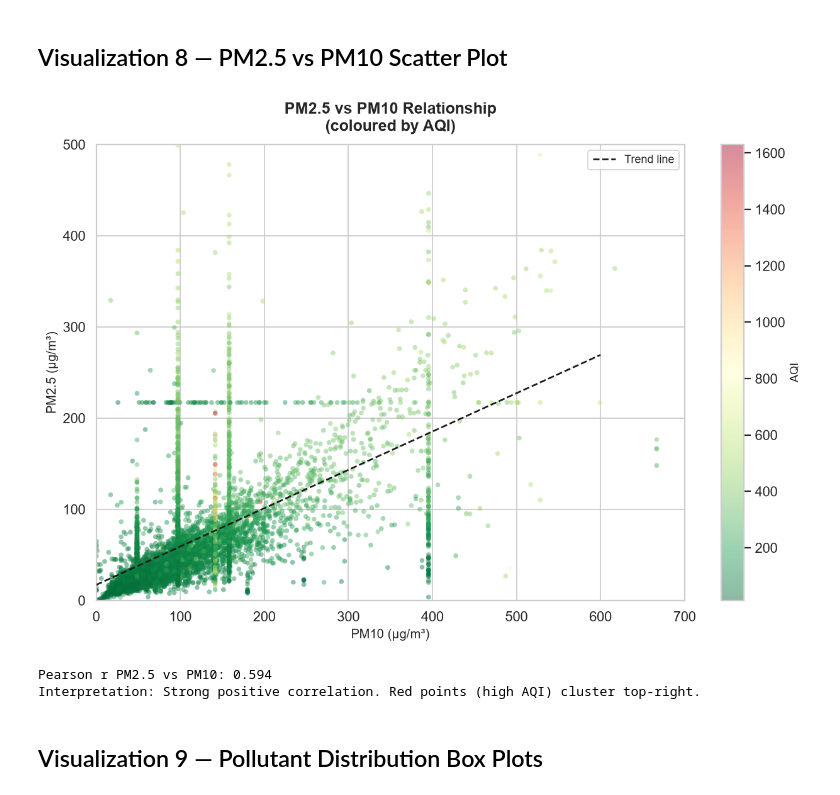
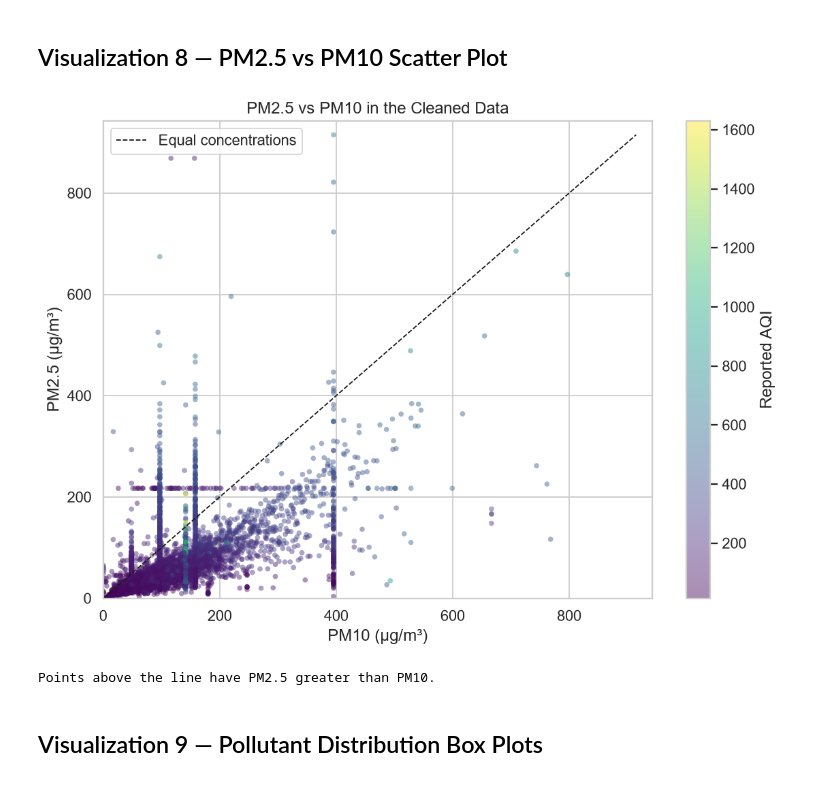
Before and after one commit to omkarrkr/DEV-AAT-SDG11-Air-Quality-Analysis, a Jupyter notebook: notebooks/SDG11_Air_Quality_Analysis.ipynb, the cells around one changed output. Drawn from its saved outputs; the diff is of its cells as text; code cells hidden in the pictures.

Commit message:
Finalize SDG 11 air quality analysis and reports

```diff
--- a/notebooks/SDG11_Air_Quality_Analysis.ipynb
+++ b/notebooks/SDG11_Air_Quality_Analysis.ipynb
@@ -334,10 +214,0 @@ We do **not** impute AQI because it is a composite index computed from multiple
-# %%
-before_drop = len(df)
-
-df_cleaned = df.dropna(subset=['AQI', 'AQI_Bucket']).reset_index(drop=True)
-
-removed = before_drop - len(df_cleaned)
-
-print(f'Rows before AQI filter  : {before_drop:,}')
-print(f'Rows removed (no AQI)   : {removed:,}  ({removed/before_drop*100:.1f}%)')
-print(f'Rows retained           : {len(df_cleaned):,}')
@@ -1039,36 +735,22 @@ Interpretation: PM2.5 and CO are the strongest drivers of AQI.
 # %%
 sample = df_cleaned.sample(n=min(6000, len(df_cleaned)), random_state=42)
 
 fig, ax = plt.subplots(figsize=(10, 7))
-sc = ax.scatter(sample['PM10'], sample['PM2.5'],
-                c=sample['AQI'], cmap='RdYlGn_r', alpha=0.45, s=18, edgecolors='none')
-
-x_clip = sample['PM10'].clip(upper=600)
-y_clip = sample['PM2.5'].clip(upper=400)
-z      = np.polyfit(x_clip, y_clip, 1)
-p      = np.poly1d(z)
-x_line = np.linspace(0, 600, 300)
-ax.plot(x_line, p(x_line), 'k--', linewidth=1.5, label='Trend line', zorder=4)
-
-cbar = plt.colorbar(sc, ax=ax)
-cbar.set_label('AQI', fontsize=10)
-ax.set_xlim(0, 700)
-ax.set_ylim(0, 500)
-ax.set_title('PM2.5 vs PM10 Relationship\n(coloured by AQI)', fontsize=14, fontweight='bold', pad=12)
-ax.set_xlabel('PM10 (µg/m³)', fontsize=11)
-ax.set_ylabel('PM2.5 (µg/m³)', fontsize=11)
-ax.legend(fontsize=10)
-plt.tight_layout()
-plt.savefig(os.path.join(GRAPH_DIR, 'pm25_pm10_scatter.png'))
+points = ax.scatter(sample["PM10"], sample["PM2.5"], c=sample["AQI"],
+                    cmap="viridis", alpha=0.45, s=18, edgecolors="none")
+upper = sample[["PM10", "PM2.5"]].max().max()
+ax.plot([0, upper], [0, upper], "k--", linewidth=1, label="Equal concentrations")
+fig.colorbar(points, ax=ax, label="Reported AQI")
+ax.set(title="PM2.5 vs PM10 in the Cleaned Data",
+       xlabel="PM10 (µg/m³)", ylabel="PM2.5 (µg/m³)", xlim=(0, upper * 1.03), ylim=(0, upper * 1.03))
+ax.legend()
+fig.savefig(GRAPH_DIR / "pm25_pm10_scatter.png")
 plt.show()
 
-corr = df_cleaned['PM2.5'].corr(df_cleaned['PM10'])
-print(f'Pearson r PM2.5 vs PM10: {corr:.3f}')
-print('Interpretation: Strong positive correlation. Red points (high AQI) cluster top-right.')
+print("Points above the line have PM2.5 greater than PM10.")
 # %% [output]
-[figure, old version]
+[figure, new version]
-Pearson r PM2.5 vs PM10: 0.594
-Interpretation: Strong positive correlation. Red points (high AQI) cluster top-right.
+Points above the line have PM2.5 greater than PM10.
 # %% [markdown]
 ## Visualization 9 — Pollutant Distribution Box Plots
 # %%
```
Also changed, not shown: parts of 46 cells of this notebook, 25 other files.
